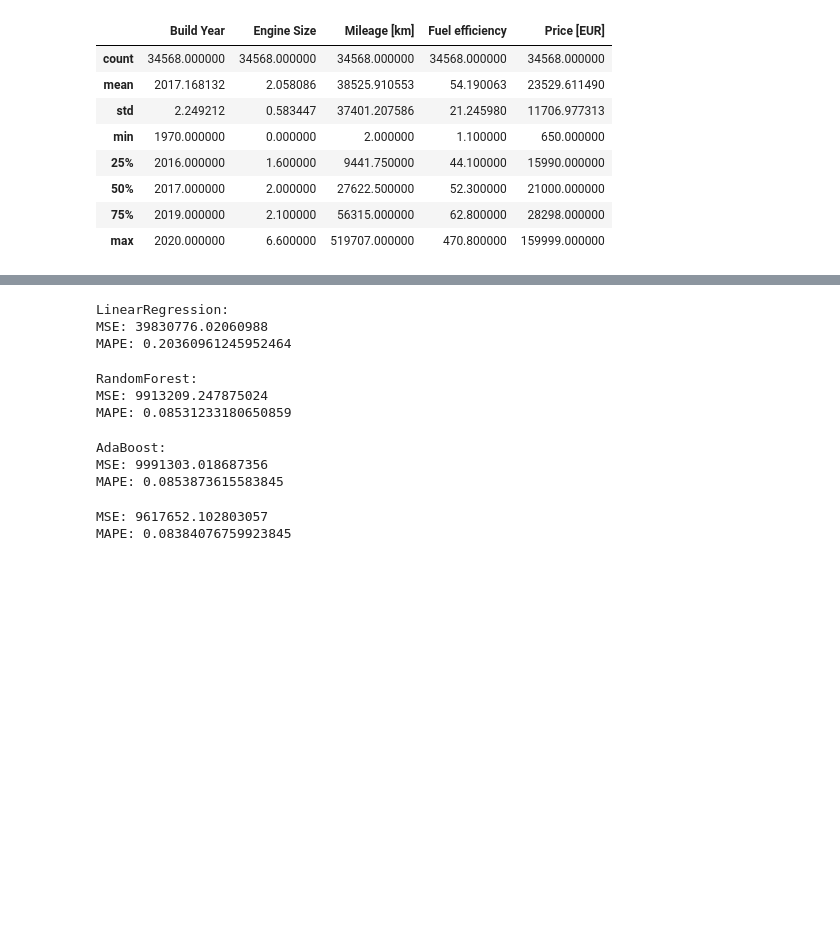
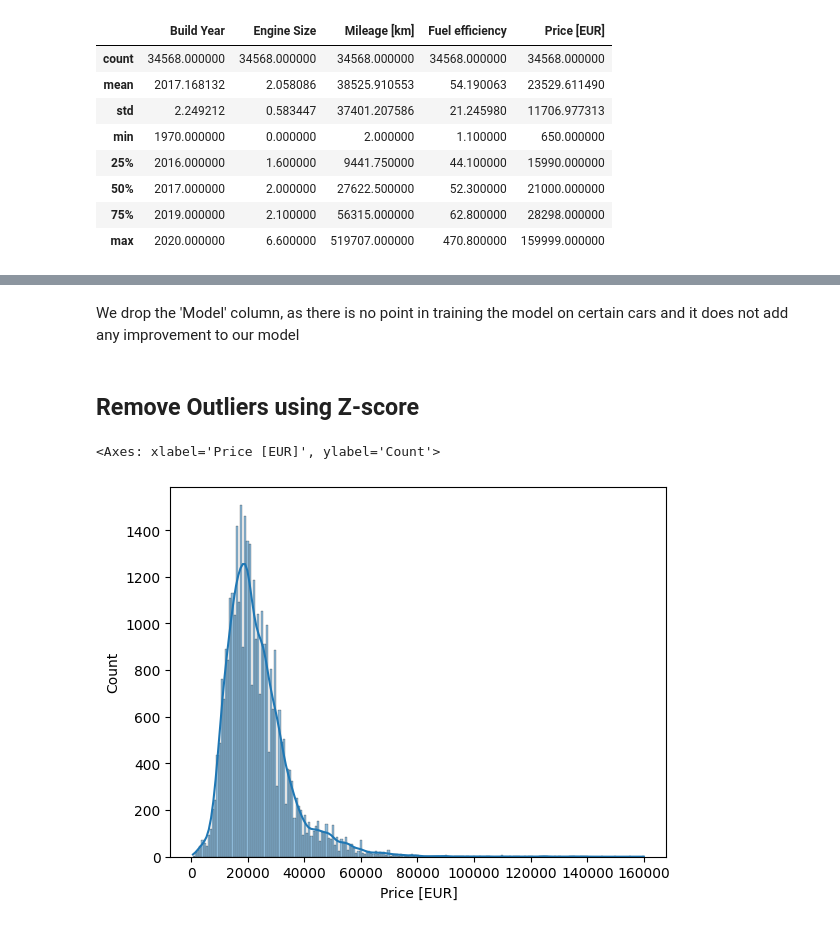
Before and after one commit to adisve/regression-seminar, a Jupyter notebook: used_german_cars.ipynb, the cells around one changed output, grey strips where cells are left out. Cells and saved outputs as stored; diff of their text form; code cells hidden in the pictures; blank space fills up the shorter version.

```diff
--- a/used_german_cars.ipynb
+++ b/used_german_cars.ipynb
@@ -86,58 +43,2 @@ Index(['Build Year', 'Engine Size', 'Mileage [km]', 'Fuel efficiency',
-# %%
-from sklearn.linear_model import LinearRegression
-from sklearn.metrics import mean_squared_error, mean_absolute_percentage_error
-
-lr_model = LinearRegression()
-lr_model.fit(X_train, y_train)
-
-pred_lr_model = lr_model.predict(X_test)
-print("LinearRegression:")
-print(f"MSE: {mean_squared_error(y_test, pred_lr_model)}")
-print(f"MAPE: {mean_absolute_percentage_error(y_test, pred_lr_model)}")
-# %% [output]
-LinearRegression:
-MSE: 39830776.02060988
-MAPE: 0.20360961245952464
-# %%
-from sklearn.ensemble import RandomForestRegressor
-
-rf_model = RandomForestRegressor(n_estimators=100, random_state=42)
-rf_model.fit(X_train, y_train)
-
-pred_rf_model = rf_model.predict(X_test)
-print("RandomForest:")
-print(f"MSE: {mean_squared_error(y_test, pred_rf_model)}")
-print(f"MAPE: {mean_absolute_percentage_error(y_test, pred_rf_model)}")
-# %% [output]
-RandomForest:
-MSE: 9913209.247875024
-MAPE: 0.08531233180650859
-# %%
-from sklearn.ensemble import AdaBoostRegressor
-
-abr_model = AdaBoostRegressor(n_estimators=50, random_state=42, estimator=RandomForestRegressor(n_estimators=100, random_state=42))
-abr_model.fit(X_train, y_train)
-
-pred_abr_model = abr_model.predict(X_test)
-print("AdaBoost:")
-print(f"MSE: {mean_squared_error(y_test, pred_abr_model)}")
-print(f"MAPE: {mean_absolute_percentage_error(y_test, pred_abr_model)}")
-# %% [output]
-AdaBoost:
-MSE: 9991303.018687356
-MAPE: 0.0853873615583845
-# %%
-from sklearn.ensemble import StackingRegressor
-
-est = [("LinearRegression", lr_model),("RandomForest", rf_model),("AdaBoost", abr_model)]
-st_regressor = StackingRegressor(estimators=est, final_estimator=LinearRegression())
-
-st_regressor.fit(X_train, y_train)
-
-pred_st_regr = st_regressor.predict(X_test)
-
-print(f"MSE: {mean_squared_error(y_test, pred_st_regr)}")
-print(f"MAPE: {mean_absolute_percentage_error(y_test, pred_st_regr)}")
-# %% [output]
-MSE: 9617652.102803057
-MAPE: 0.08384076759923845
+# %% [markdown]
+We drop the 'Model' column, as there is no point in training the model on certain cars and it does not add any improvement to our model
@@ -143,0 +47,15 @@ MAPE: 0.08384076759923845
+# %% [markdown]
+## Remove Outliers using Z-score
+# %%
+import numpy as np
+from scipy import stats
+
+z_scores = np.abs(stats.zscore(df.select_dtypes(include=[np.number])))
+df = df[(z_scores < 3).all(axis=1)]
+# %%
+import seaborn as sns
+
+sns.histplot(data=df, x='Price [EUR]', kde=True)
+# %% [output]
+<Axes: xlabel='Price [EUR]', ylabel='Count'>
+[figure, added]
```
Also changed, not shown: parts of 19 cells of this notebook.
